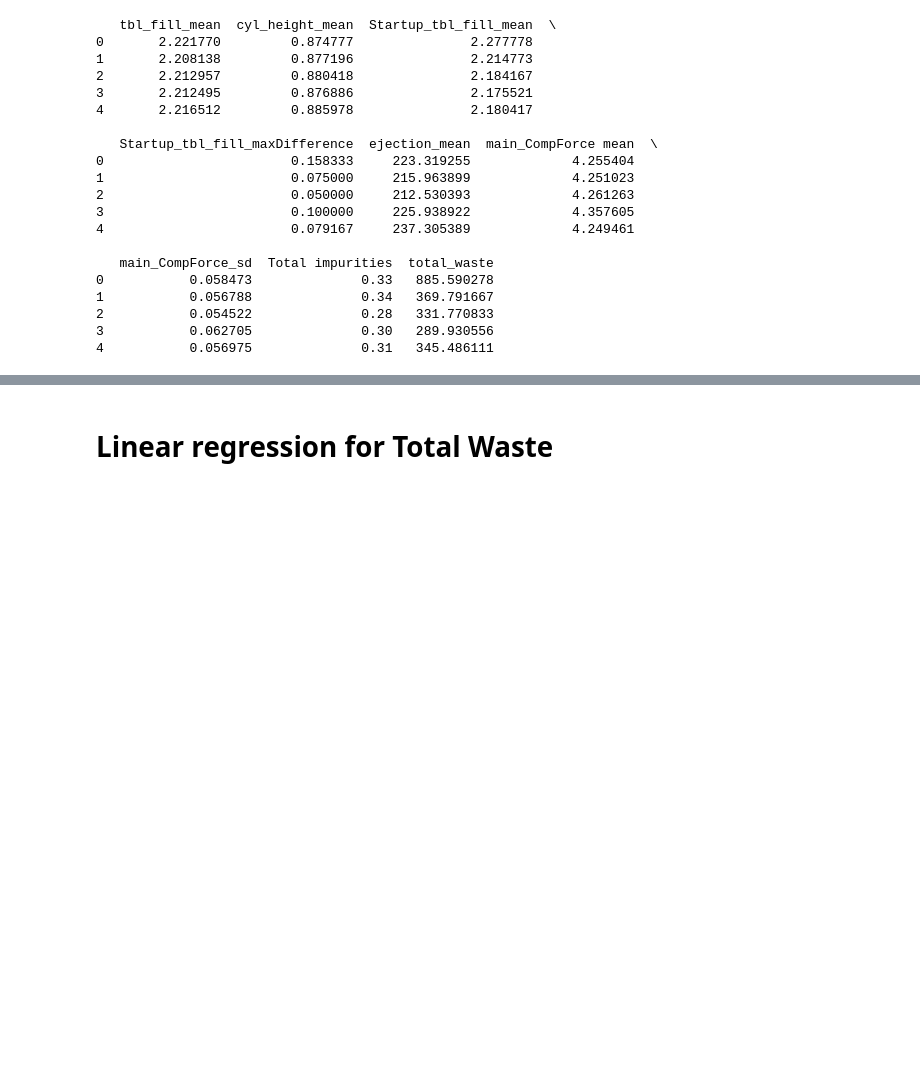
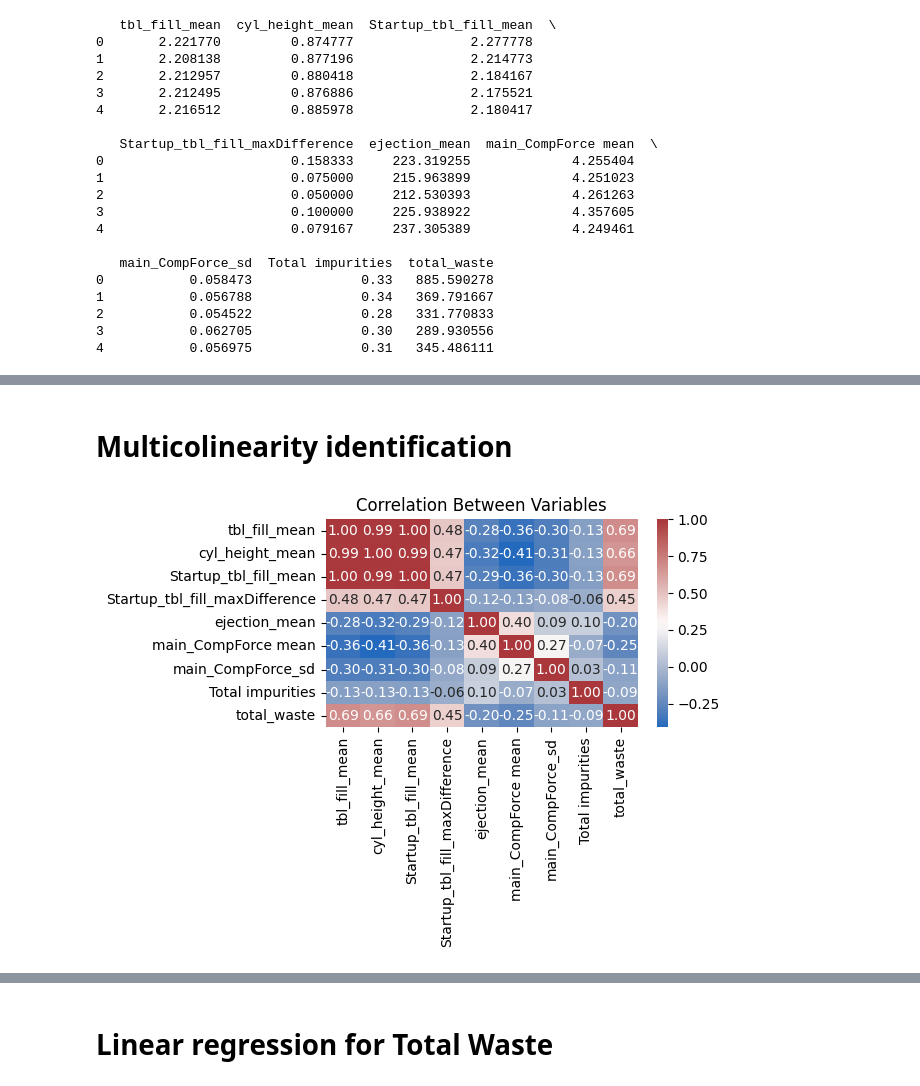
Before and after one commit to rickykkim/Drug-Design, a Jupyter notebook: main.ipynb, the cells around one changed output, grey strips where cells are left out. Cells and saved outputs as stored; diff of their text form; code cells hidden in the pictures; blank space fills up the shorter version.

```diff
--- a/main.ipynb
+++ b/main.ipynb
@@ -64,0 +157,4 @@ print(process.head())
+# %%
+# Drop columns related to clustering
+process = process_clean.drop(columns=['dbscan_label', 'PC1', 'PC2', 'silhouette'])
+print(process.head())
@@ -64,0 +182,10 @@ print(process.head())
+# %% [markdown]
+# Multicolinearity identification
+# %%
+# Plot correlation heatmap
+sns.heatmap(process.corr(), annot=True, cmap='vlag', fmt=".2f")
+plt.title("Correlation Between Variables")
+plt.tight_layout()
+plt.show()
+# %% [output]
+[figure, added]
```
Also changed, not shown: parts of 10 cells of this notebook.
